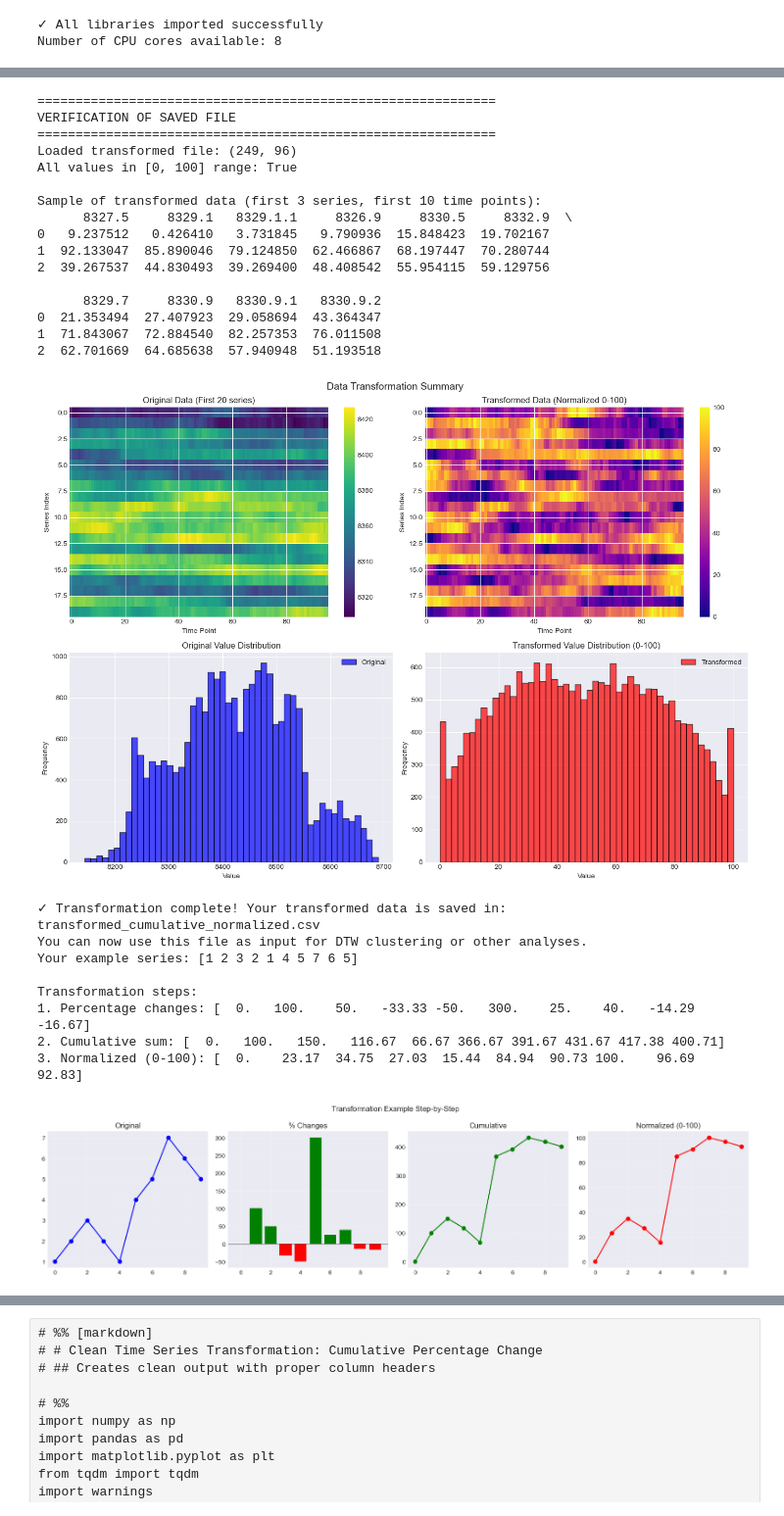
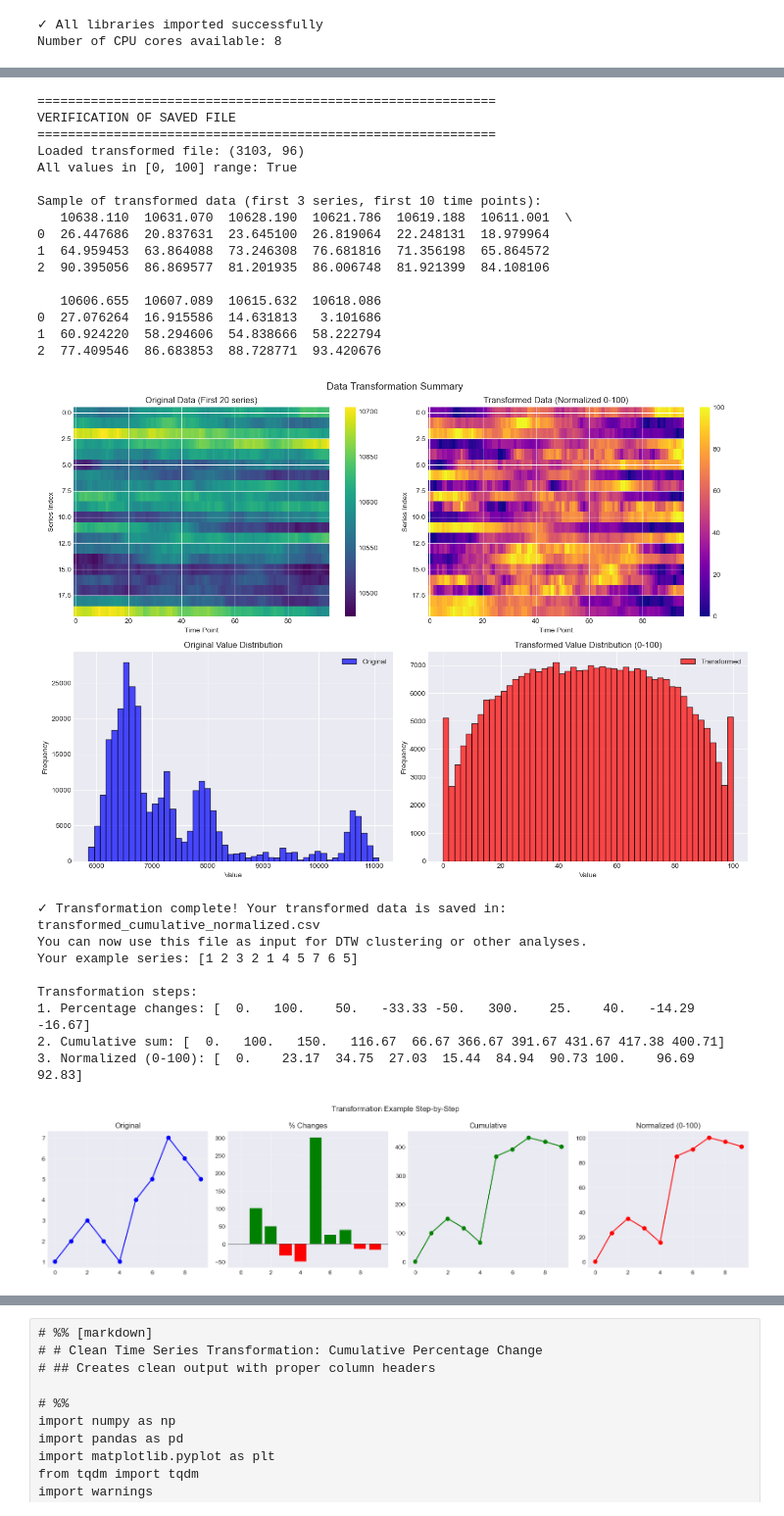
Before and after one commit to BMMUGOMBA/Time_Series, a Jupyter notebook: DTW_Clustering.ipynb, the cells around one changed output, grey strips where cells are left out. Shown at 98% size. Saved outputs shown, nothing was run; the diff lists cells and outputs as text; code cells hidden in the pictures.

```diff
--- a/DTW_Clustering.ipynb
+++ b/DTW_Clustering.ipynb
@@ -352,7 +352,7 @@ def alternative_transform(series, base_multiplier=100):
 # === MAIN EXECUTION ===
 # Modify these parameters as needed
 
-INPUT_FILE = "DayByDay96_Step Index.csv"  # Your input file
+INPUT_FILE = "DayByDay96_Volatility 10 Index.csv"  # Your input file
 OUTPUT_FILE = "transformed_cumulative_normalized.csv"  # Output file name
 
 # Choose transformation method:
@@ -521,20 +521,20 @@ Std dev - Original: 109.30, Transformed: 26.42
 ============================================================
 VERIFICATION OF SAVED FILE
 ============================================================
-Loaded transformed file: (249, 96)
+Loaded transformed file: (3103, 96)
 All values in [0, 100] range: True
 
 Sample of transformed data (first 3 series, first 10 time points):
-      8327.5     8329.1   8329.1.1     8326.9     8330.5     8332.9  \
-0   9.237512   0.426410   3.731845   9.790936  15.848423  19.702167
-1  92.133047  85.890046  79.124850  62.466867  68.197447  70.280744
-2  39.267537  44.830493  39.269400  48.408542  55.954115  59.129756
+   10638.110  10631.070  10628.190  10621.786  10619.188  10611.001  \
+0  26.447686  20.837631  23.645100  26.819064  22.248131  18.979964
+1  64.959453  63.864088  73.246308  76.681816  71.356198  65.864572
+2  90.395056  86.869577  81.201935  86.006748  81.921399  84.108106
 
-      8329.7     8330.9   8330.9.1   8330.9.2
-0  21.353494  27.407923  29.058694  43.364347
-1  71.843067  72.884540  82.257353  76.011508
-2  62.701669  64.685638  57.940948  51.193518
+   10606.655  10607.089  10615.632  10618.086
+0  27.076264  16.915586  14.631813   3.101686
+1  60.924220  58.294606  54.838666  58.222794
+2  77.409546  86.683853  88.728771  93.420676
-[figure, old version]
+[figure, new version]
 ✓ Transformation complete! Your transformed data is saved in: transformed_cumulative_normalized.csv
 You can now use this file as input for DTW clustering or other analyses.
 Your example series: [1 2 3 2 1 4 5 7 6 5]
```
Also changed, not shown: parts of 9 cells of this notebook, 11 other files.
